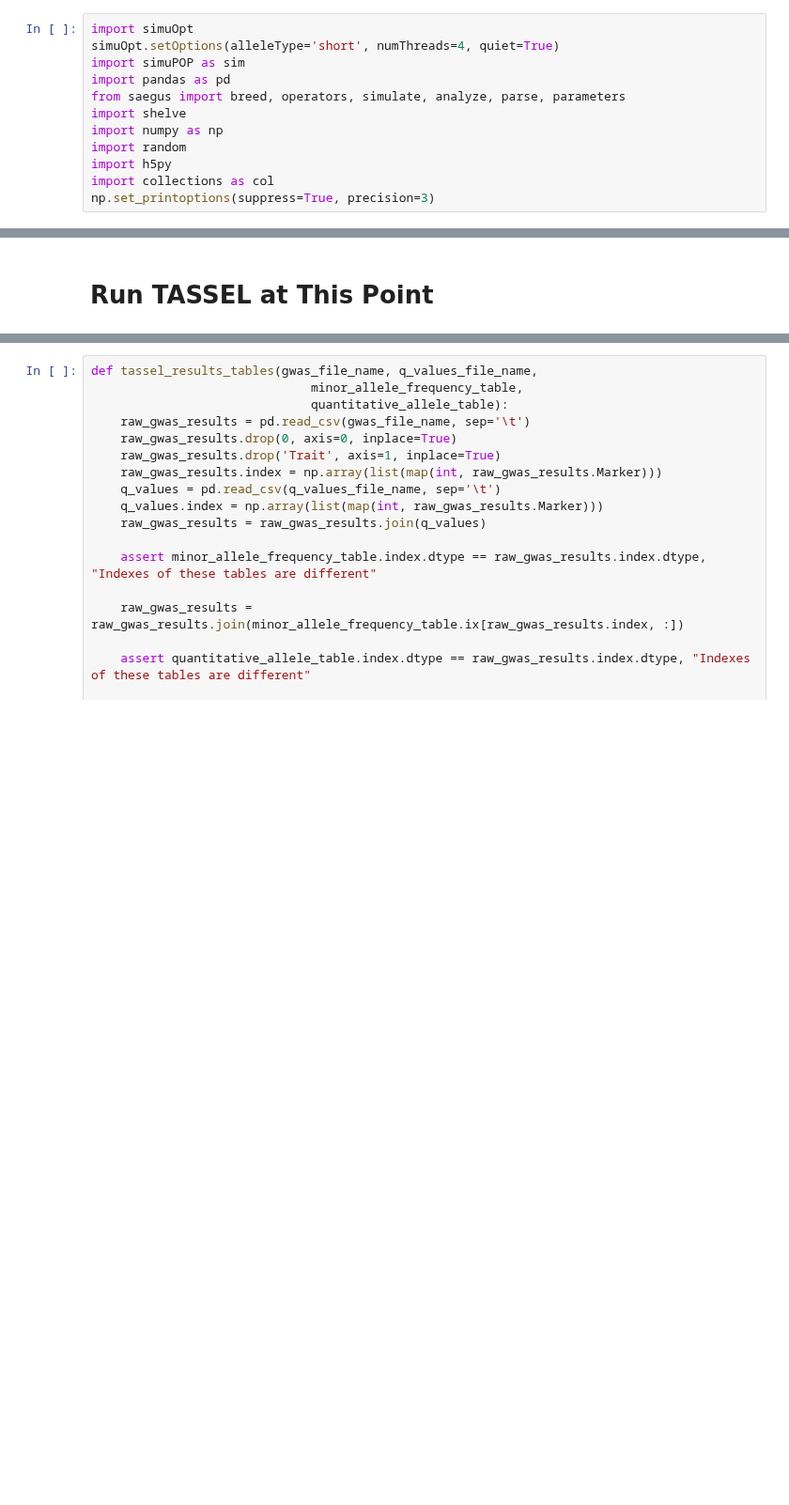
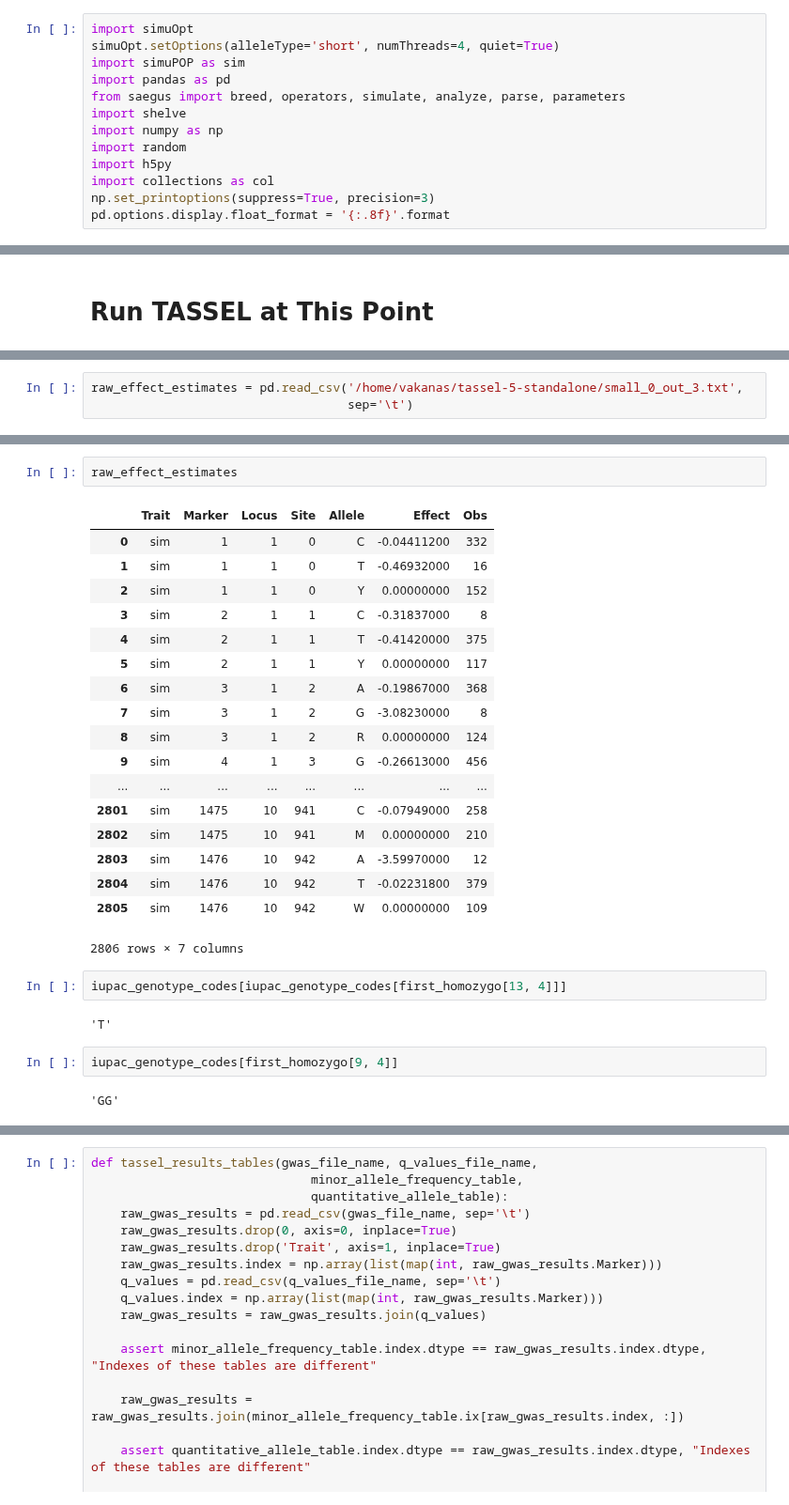
Before and after one commit to maizeatlas/saegus, a Jupyter notebook: devel/magic/1478/small_scale_run.ipynb, the cells around one changed output, grey strips where cells are left out. Shown at 94% size. Saved outputs shown, nothing was run; the diff lists cells and outputs as text; blank space fills up the shorter version.

```diff
--- a/devel/magic/1478/small_scale_run.ipynb
+++ b/devel/magic/1478/small_scale_run.ipynb
@@ -12,6 +12,7 @@ import random
 import h5py
 import collections as col
 np.set_printoptions(suppress=True, precision=3)
+pd.options.display.float_format = '{:.8f}'.format
 # %%
 small = analyze.Study('small')
 # %%
@@ -180,0 +329,3 @@ for rep, sample_list in sample_library.items():
+# %%
+raw_effect_estimates = pd.read_csv('/home/vakanas/tassel-5-standalone/small_0_out_3.txt',
+                                   sep='\t')
@@ -203,0 +636,29 @@ qtl
+# %%
+raw_effect_estimates
+# %% [output]
+|  | Trait | Marker | Locus | Site | Allele | Effect | Obs |
+| 0 | sim | 1 | 1 | 0 | C | -0.04411200 | 332 |
+| 1 | sim | 1 | 1 | 0 | T | -0.46932000 | 16 |
+| 2 | sim | 1 | 1 | 0 | Y | 0.00000000 | 152 |
+| 3 | sim | 2 | 1 | 1 | C | -0.31837000 | 8 |
+| 4 | sim | 2 | 1 | 1 | T | -0.41420000 | 375 |
+| 5 | sim | 2 | 1 | 1 | Y | 0.00000000 | 117 |
+| 6 | sim | 3 | 1 | 2 | A | -0.19867000 | 368 |
+| 7 | sim | 3 | 1 | 2 | G | -3.08230000 | 8 |
+| 8 | sim | 3 | 1 | 2 | R | 0.00000000 | 124 |
+| 9 | sim | 4 | 1 | 3 | G | -0.26613000 | 456 |
+| ... | ... | ... | ... | ... | ... | ... | ... |
+| 2801 | sim | 1475 | 10 | 941 | C | -0.07949000 | 258 |
+| 2802 | sim | 1475 | 10 | 941 | M | 0.00000000 | 210 |
+| 2803 | sim | 1476 | 10 | 942 | A | -3.59970000 | 12 |
+| 2804 | sim | 1476 | 10 | 942 | T | -0.02231800 | 379 |
+| 2805 | sim | 1476 | 10 | 942 | W | 0.00000000 | 109 |
+2806 rows × 7 columns
+# %%
+iupac_genotype_codes[iupac_genotype_codes[first_homozygo[13, 4]]]
+# %% [output]
+'T'
+# %%
+iupac_genotype_codes[first_homozygo[9, 4]]
+# %% [output]
+'GG'
```
Also changed, not shown: parts of 92 cells of this notebook, 2 other files.
